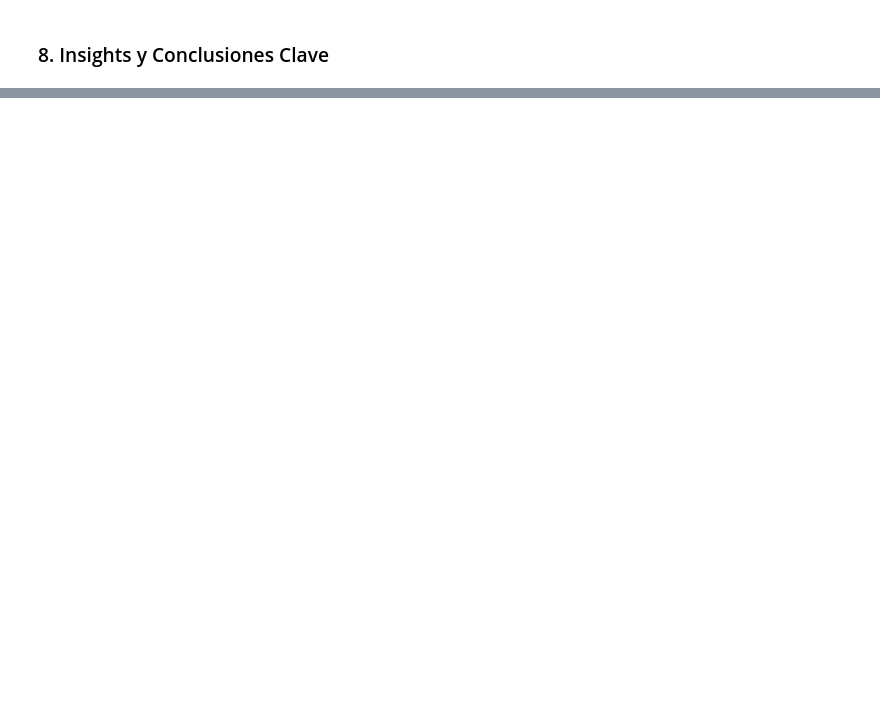
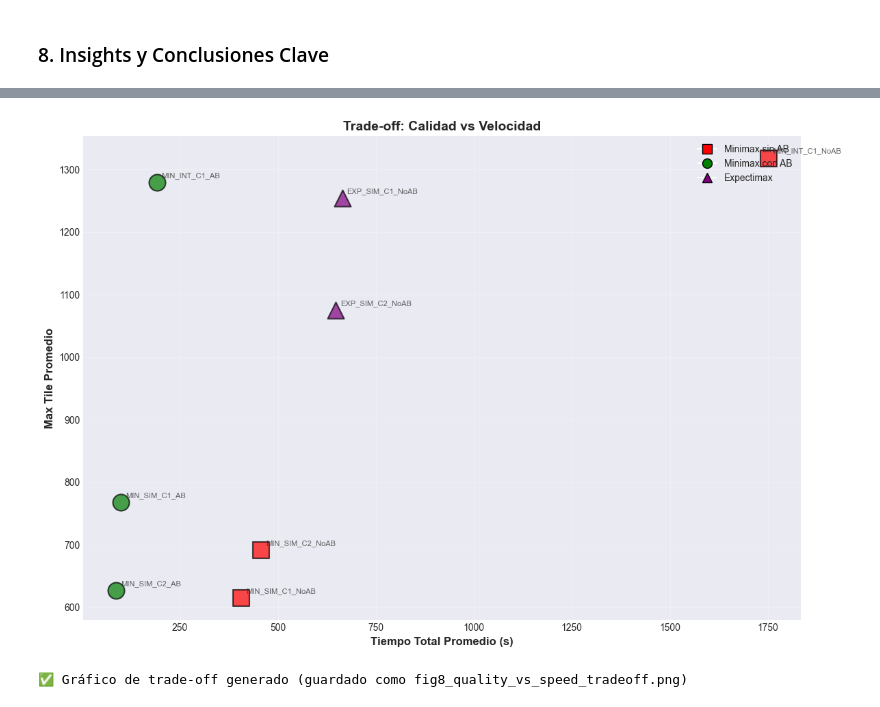
Before and after one commit to JuanPeMiche/Obligatorio-InteligenciaArtificial-292814-286845, a Jupyter notebook: 2048/Analysis_Graficas.ipynb, the cells around one changed output, grey strips where cells are left out. Saved outputs shown, nothing was run; the diff lists cells and outputs as text; code cells hidden in the pictures; blank space fills up the shorter version.

```diff
--- a/2048/Analysis_Graficas.ipynb
+++ b/2048/Analysis_Graficas.ipynb
@@ -889,0 +935,58 @@ else:
+# %%
+# Gráfico adicional: Trade-off Calidad vs Velocidad (Scatter plot)
+fig, ax = plt.subplots(1, 1, figsize=(12, 8))
+
+# Colores por algoritmo
+colors_scatter = []
+markers_list = []
+for idx, row in df_summary.iterrows():
+    if row['algorithm'] == 'minimax':
+        if row['alpha_beta']:
+            colors_scatter.append('green')
+            markers_list.append('o')  # círculo
+        else:
+            colors_scatter.append('red')
+            markers_list.append('s')  # cuadrado
+    else:  # expectimax
+        colors_scatter.append('purple')
+        markers_list.append('^')  # triángulo
+
+# Crear scatter plot
+for i, (idx, row) in enumerate(df_summary.iterrows()):
+    ax.scatter(row['time_mean'], row['max_tile_mean'],
+              s=300, c=colors_scatter[i], marker=markers_list[i],
+              alpha=0.7, edgecolors='black', linewidth=1.5,
+              label=row['short_label'])
+
+ax.set_xlabel('Tiempo Total Promedio (s)', fontsize=12, fontweight='bold')
+ax.set_ylabel('Max Tile Promedio', fontsize=12, fontweight='bold')
+ax.set_title('Trade-off: Calidad vs Velocidad', fontsize=14, fontweight='bold')
+ax.grid(True, alpha=0.3)
+
+# Añadir anotaciones para puntos clave
+for idx, row in df_summary.iterrows():
+    ax.annotate(row['short_label'],
+                (row['time_mean'], row['max_tile_mean']),
+                xytext=(5, 5), textcoords='offset points',
+                fontsize=8, alpha=0.7)
+
+# Leyenda personalizada
+from matplotlib.patches import Patch
+from matplotlib.lines import Line2D
+legend_elements = [
+    Line2D([0], [0], marker='s', color='w', markerfacecolor='red',
+           markersize=10, label='Minimax sin AB', markeredgecolor='black'),
+    Line2D([0], [0], marker='o', color='w', markerfacecolor='green',
+           markersize=10, label='Minimax con AB', markeredgecolor='black'),
+    Line2D([0], [0], marker='^', color='w', markerfacecolor='purple',
+           markersize=10, label='Expectimax', markeredgecolor='black')
+]
+ax.legend(handles=legend_elements, loc='upper right', fontsize=10)
+
+plt.tight_layout()
+plt.savefig('results/plots/fig8_quality_vs_speed_tradeoff.png', dpi=300, bbox_inches='tight')
+plt.show()
+print("✅ Gráfico de trade-off generado (guardado como fig8_quality_vs_speed_tradeoff.png)")
+# %% [output]
+[figure, added]
+✅ Gráfico de trade-off generado (guardado como fig8_quality_vs_speed_tradeoff.png)
```
Also changed, not shown: parts of 7 cells of this notebook, 9 other files.
